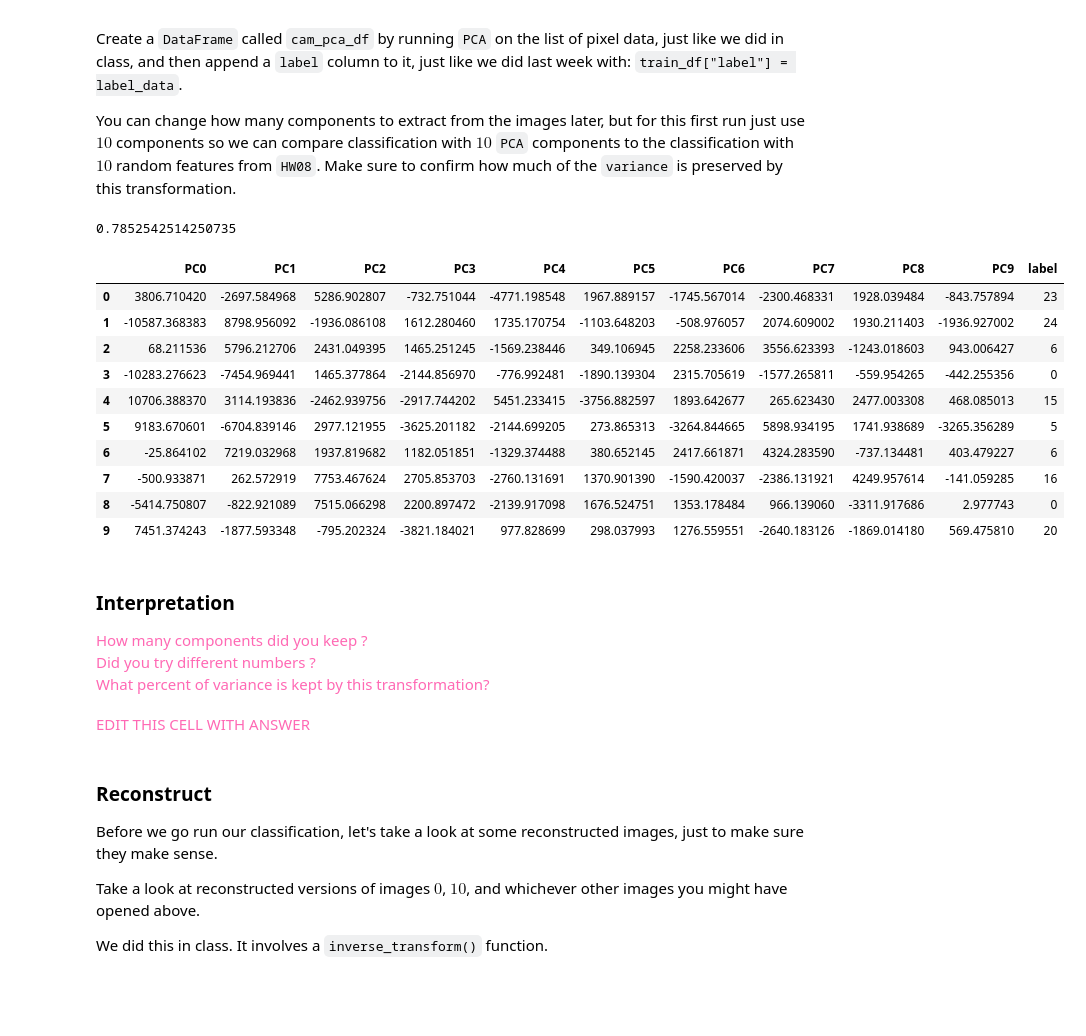
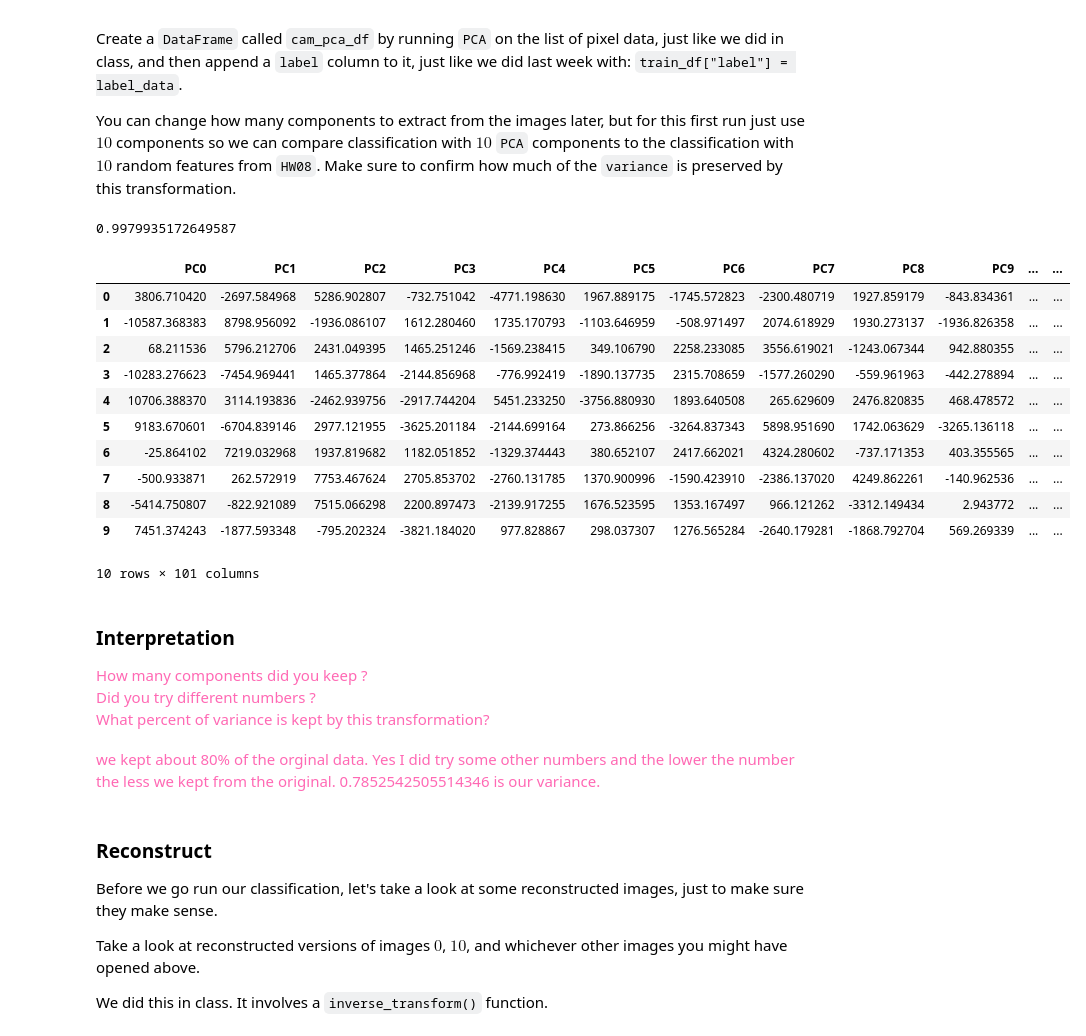
Before and after one commit to IntrotoML9103/HW_09, a Jupyter notebook: HW09.ipynb, the cells around one changed output. Drawn from its saved outputs; the diff is of its cells as text; code cells hidden in the pictures; blank space fills up the shorter version.

```diff
--- a/HW09.ipynb
+++ b/HW09.ipynb
@@ -432,30 +432,31 @@ Create a `DataFrame` called `cam_pca_df` by running `PCA` on the list of pixel d
 You can change how many components to extract from the images later, but for this first run just use $10$ components so we can compare classification with $10$ `PCA` components to the classification with $10$ random features from `HW08`.  Make sure to confirm how much of the `variance` is preserved by this transformation.
 # %%
 # TODO: run PCA, get DataFrame
-pca = PCA(n_components=10)
+pca = PCA(n_components=100)
 cam_pca_df = pca.fit_transform(pixel_data)
 
 # TODO: add "label" column
 cam_pca_df["label"] = label_data
 
 # TODO: print variance
 print(pca.explained_variance())
 
 # TODO: take a look at the first 5 rows
 cam_pca_df[:10]
 # %% [output]
-0.7852542514250735
+0.9979935172649587
-|  | PC0 | PC1 | PC2 | PC3 | PC4 | PC5 | PC6 | PC7 | PC8 | PC9 | label |
-| 0 | 3806.710420 | -2697.584968 | 5286.902807 | -732.751044 | -4771.198548 | 1967.889157 | -1745.567014 | -2300.468331 | 1928.039484 | -843.757894 | 23 |
-| 1 | -10587.368383 | 8798.956092 | -1936.086108 | 1612.280460 | 1735.170754 | -1103.648203 | -508.976057 | 2074.609002 | 1930.211403 | -1936.927002 | 24 |
-| 2 | 68.211536 | 5796.212706 | 2431.049395 | 1465.251245 | -1569.238446 | 349.106945 | 2258.233606 | 3556.623393 | -1243.018603 | 943.006427 | 6 |
-| 3 | -10283.276623 | -7454.969441 | 1465.377864 | -2144.856970 | -776.992481 | -1890.139304 | 2315.705619 | -1577.265811 | -559.954265 | -442.255356 | 0 |
-| 4 | 10706.388370 | 3114.193836 | -2462.939756 | -2917.744202 | 5451.233415 | -3756.882597 | 1893.642677 | 265.623430 | 2477.003308 | 468.085013 | 15 |
-| 5 | 9183.670601 | -6704.839146 | 2977.121955 | -3625.201182 | -2144.699205 | 273.865313 | -3264.844665 | 5898.934195 | 1741.938689 | -3265.356289 | 5 |
-| 6 | -25.864102 | 7219.032968 | 1937.819682 | 1182.051851 | -1329.374488 | 380.652145 | 2417.661871 | 4324.283590 | -737.134481 | 403.479227 | 6 |
-| 7 | -500.933871 | 262.572919 | 7753.467624 | 2705.853703 | -2760.131691 | 1370.901390 | -1590.420037 | -2386.131921 | 4249.957614 | -141.059285 | 16 |
-| 8 | -5414.750807 | -822.921089 | 7515.066298 | 2200.897472 | -2139.917098 | 1676.524751 | 1353.178484 | 966.139060 | -3311.917686 | 2.977743 | 0 |
-| 9 | 7451.374243 | -1877.593348 | -795.202324 | -3821.184021 | 977.828699 | 298.037993 | 1276.559551 | -2640.183126 | -1869.014180 | 569.475810 | 20 |
+|  | PC0 | PC1 | PC2 | PC3 | PC4 | PC5 | PC6 | PC7 | PC8 | PC9 | ... | ... |
+| 0 | 3806.710420 | -2697.584968 | 5286.902807 | -732.751042 | -4771.198630 | 1967.889175 | -1745.572823 | -2300.480719 | 1927.859179 | -843.834361 | ... | ... |
+| 1 | -10587.368383 | 8798.956092 | -1936.086107 | 1612.280460 | 1735.170793 | -1103.646959 | -508.971497 | 2074.618929 | 1930.273137 | -1936.826358 | ... | ... |
+| 2 | 68.211536 | 5796.212706 | 2431.049395 | 1465.251246 | -1569.238415 | 349.106790 | 2258.233085 | 3556.619021 | -1243.067344 | 942.880355 | ... | ... |
+| 3 | -10283.276623 | -7454.969441 | 1465.377864 | -2144.856968 | -776.992419 | -1890.137735 | 2315.708659 | -1577.260290 | -559.961963 | -442.278894 | ... | ... |
+| 4 | 10706.388370 | 3114.193836 | -2462.939756 | -2917.744204 | 5451.233250 | -3756.880930 | 1893.640508 | 265.629609 | 2476.820835 | 468.478572 | ... | ... |
+| 5 | 9183.670601 | -6704.839146 | 2977.121955 | -3625.201184 | -2144.699164 | 273.866256 | -3264.837343 | 5898.951690 | 1742.063629 | -3265.136118 | ... | ... |
+| 6 | -25.864102 | 7219.032968 | 1937.819682 | 1182.051852 | -1329.374443 | 380.652107 | 2417.662021 | 4324.280602 | -737.171353 | 403.355565 | ... | ... |
+| 7 | -500.933871 | 262.572919 | 7753.467624 | 2705.853702 | -2760.131785 | 1370.900996 | -1590.423910 | -2386.137020 | 4249.862261 | -140.962536 | ... | ... |
+| 8 | -5414.750807 | -822.921089 | 7515.066298 | 2200.897473 | -2139.917255 | 1676.523595 | 1353.167497 | 966.121262 | -3312.149434 | 2.943772 | ... | ... |
+| 9 | 7451.374243 | -1877.593348 | -795.202324 | -3821.184020 | 977.828867 | 298.037307 | 1276.565284 | -2640.179281 | -1868.792704 | 569.269339 | ... | ... |
+10 rows × 101 columns
 # %% [markdown]
 ### Interpretation
 
@@ -464,8 +465,8 @@ How many components did you keep ?<br>
 Did you try different numbers ?<br>
 What percent of variance is kept by this transformation?
 </span>
-# %% [markdown]
-<span style="color:hotpink;">EDIT THIS CELL WITH ANSWER</span>
+# %% [markdown]
+<span style="color:hotpink;"> we kept about 80% of the orginal data. Yes I did try some other numbers and the lower the number the less we kept from the original. 0.7852542505514346 is our variance.  </span>
 # %% [markdown]
 ### Reconstruct
 
```
Also changed, not shown: parts of 17 cells of this notebook.
